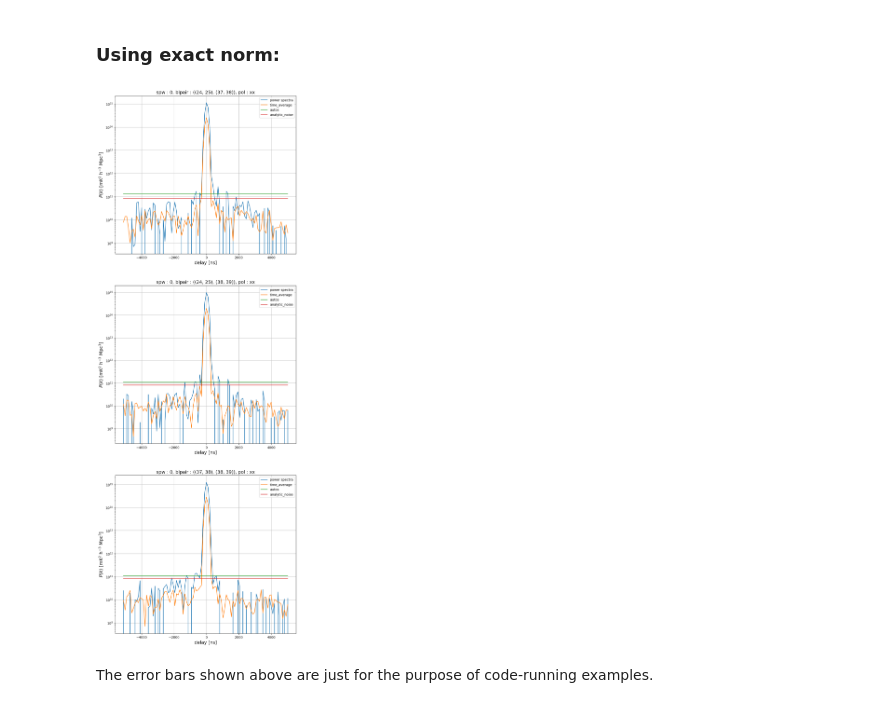
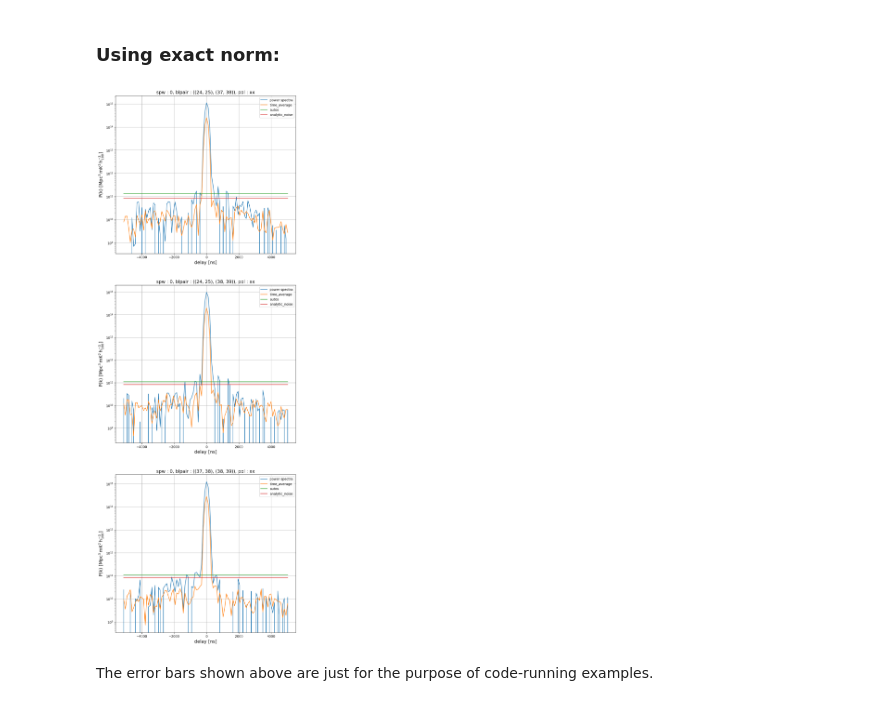
Before and after one commit to HERA-Team/hera_pspec, a Jupyter notebook: docs/examples/Error_estimation_example.ipynb, the cells around one changed output. Saved outputs shown, nothing was run; the diff lists cells and outputs as text; code cells hidden in the pictures.

```diff
--- a/docs/examples/Error_estimation_example.ipynb
+++ b/docs/examples/Error_estimation_example.ipynb
@@ -120,7 +120,7 @@ for ax_idx in range(3):
     ax.set_yscale("log")
     ax.grid()
     ax.set_xlabel("delay [ns]", fontsize=14)
-    ax.set_ylabel(r"$P(k)\ \rm [mK^2\ h^{-3}\ Mpc^3]$", fontsize=14)
+    ax.set_ylabel(f"P(k) [{uvp.units:latex_inline}]", fontsize=14)
     ax.set_title("spw : {}, blpair : {}, pol : {}".format(*key), fontsize=14)
     ax.legend(loc="best")
 # %% [output]
@@ -173,34 +173,34 @@ for ax_idx in range(3):
     ax.plot(
         dlys, np.real(uvp_exact_norm.get_data(key))[time_index], label="power spectra"
     )
     ax.plot(
         dlys,
         np.sqrt(
             np.abs(np.diag(uvp_exact_norm.get_cov(key, component="real")[time_index]))
         ),
         label="time_average",
     )
     ax.plot(
         dlys,
         np.sqrt(
             np.abs(np.diag(uvp_exact_norm_q.get_cov(key, component="real")[time_index]))
         ),
         label="autos",
     )
     ax.plot(
         dlys,
         uvp_exact_norm.generate_noise_spectra(key[0], key[2], Tsys)[
             uvp_exact_norm.antnums_to_blpair(key[1])
         ][time_index],
         label="analytic_noise",
     )
     ax.set_yscale("log")
     ax.grid()
     ax.set_xlabel("delay [ns]", fontsize=14)
-    ax.set_ylabel(r"$P(k)\ \rm [mK^2\ h^{-3}\ Mpc^3]$", fontsize=14)
+    ax.set_ylabel(f"P(k) [{uvp_exact_norm.units:latex_inline}]", fontsize=14)
     ax.set_title("spw : {}, blpair : {}, pol : {}".format(*key), fontsize=14)
     ax.legend(loc="best")
 # %% [output]
-[figure, old version]
+[figure, new version]
 # %% [markdown]
 The error bars shown above are just for the purpose of code-running examples.
```
Also changed, not shown: parts of 1 cell of this notebook, 2 other files.
